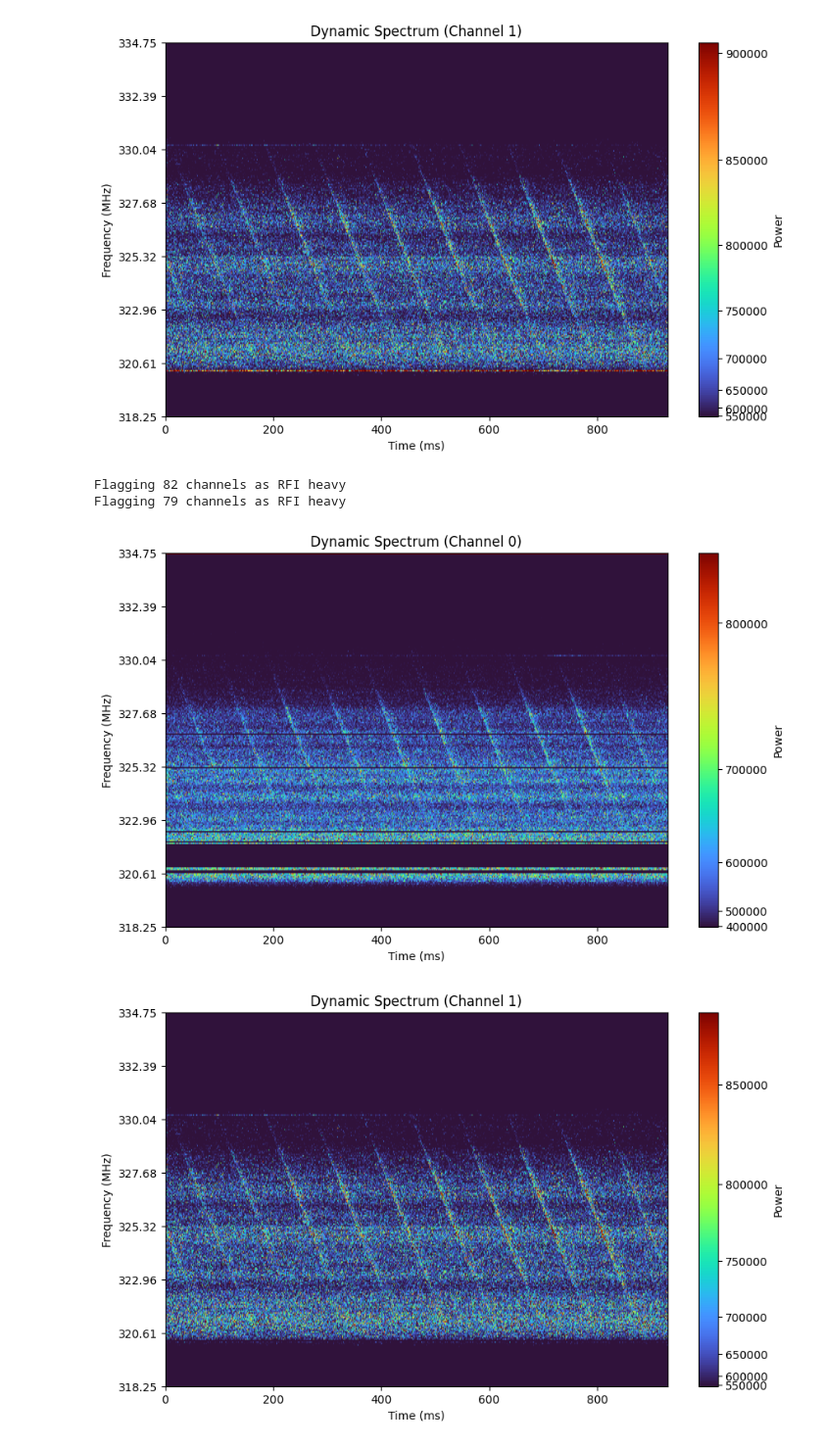
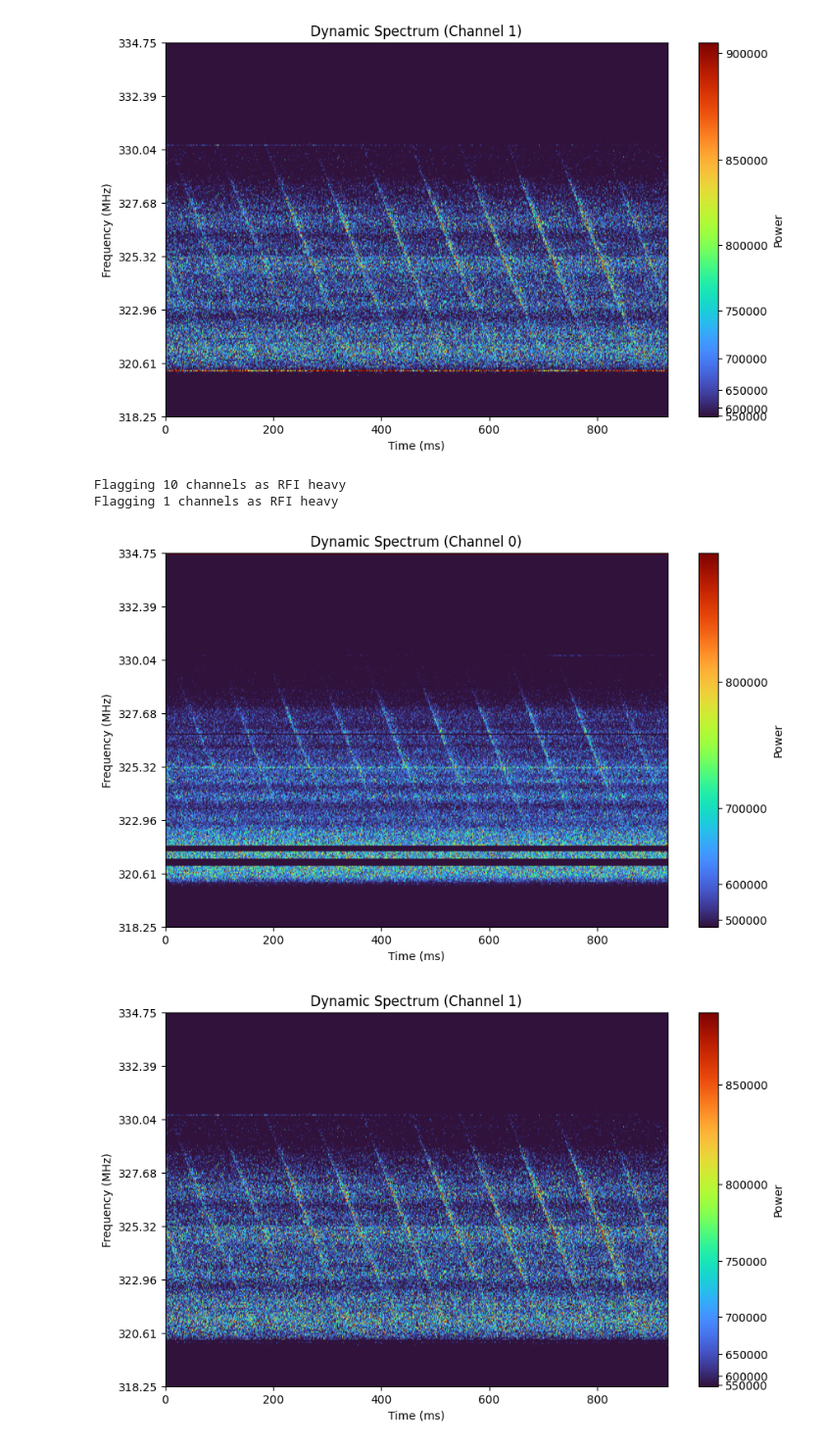
Before and after one commit to ashwin-r-k/PulsarAnalyticsKit, a Jupyter notebook: Notebooks/Vela_Analysis_Final.ipynb, the cells around one changed output. Shown at 98% size. Saved outputs shown, nothing was run; the diff lists cells and outputs as text; code cells hidden in the pictures.

```diff
--- a/Notebooks/Vela_Analysis_Final.ipynb
+++ b/Notebooks/Vela_Analysis_Final.ipynb
@@ -60,11 +60,12 @@ plot_intensity_matrix(pulsar,channel = 1)
 [figure]
 [figure]
 # %%
-pulsar.RFI_mitigation(freq_ch_threshold=1,time_ch_threshold=7,fill_value=0)
+pulsar.compute_intensity_matrix()
+pulsar.RFI_mitigation(freq_ch_std_threshold=1,freq_ch_mean_threshold=1,time_ch_threshold=7,fill_value=0)
 plot_intensity_matrix(pulsar,channel = 0)
 plot_intensity_matrix(pulsar,channel = 1)
 # %% [output]
-Flagging 82 channels as RFI heavy
-Flagging 79 channels as RFI heavy
+Flagging 10 channels as RFI heavy
+Flagging 1 channels as RFI heavy
-[figure, old version]
+[figure, new version]
 [figure]
```
Also changed, not shown: 16 other files.
